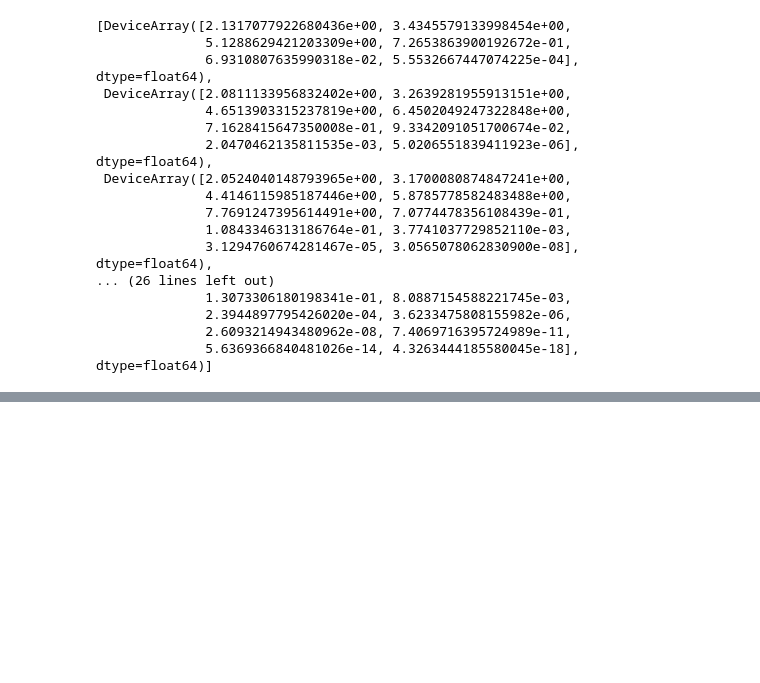
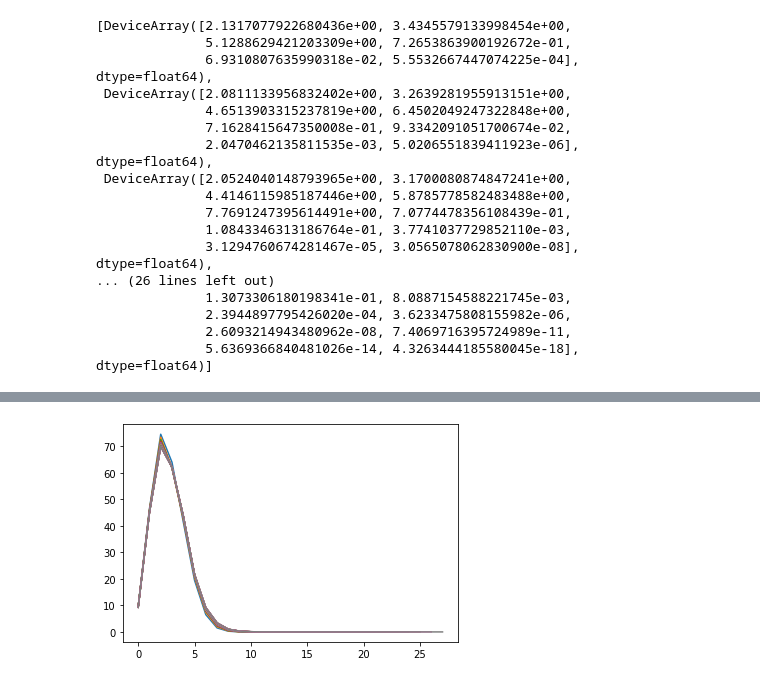
Before and after one commit to dgan181/modular-boostrap, a Jupyter notebook: boots.ipynb, the cells around one changed output, grey strips where cells are left out. Saved outputs shown, nothing was run; the diff lists cells and outputs as text; code cells hidden in the pictures; blank space fills up the shorter version.

```diff
--- a/boots.ipynb
+++ b/boots.ipynb
@@ -551,0 +810,8 @@ def dilation(dnm1,dn, fixed_point = 1):
+# %%
+# Plot for rhos at different steps
+for i, rho in enumerate(list_params_n):
+    h = len(rho) // 2
+    rho = rho[h:]
+    plt.plot(rho)
+# %% [output]
+[figure, added]
```
Also changed, not shown: parts of 43 cells of this notebook, 2 other files.
